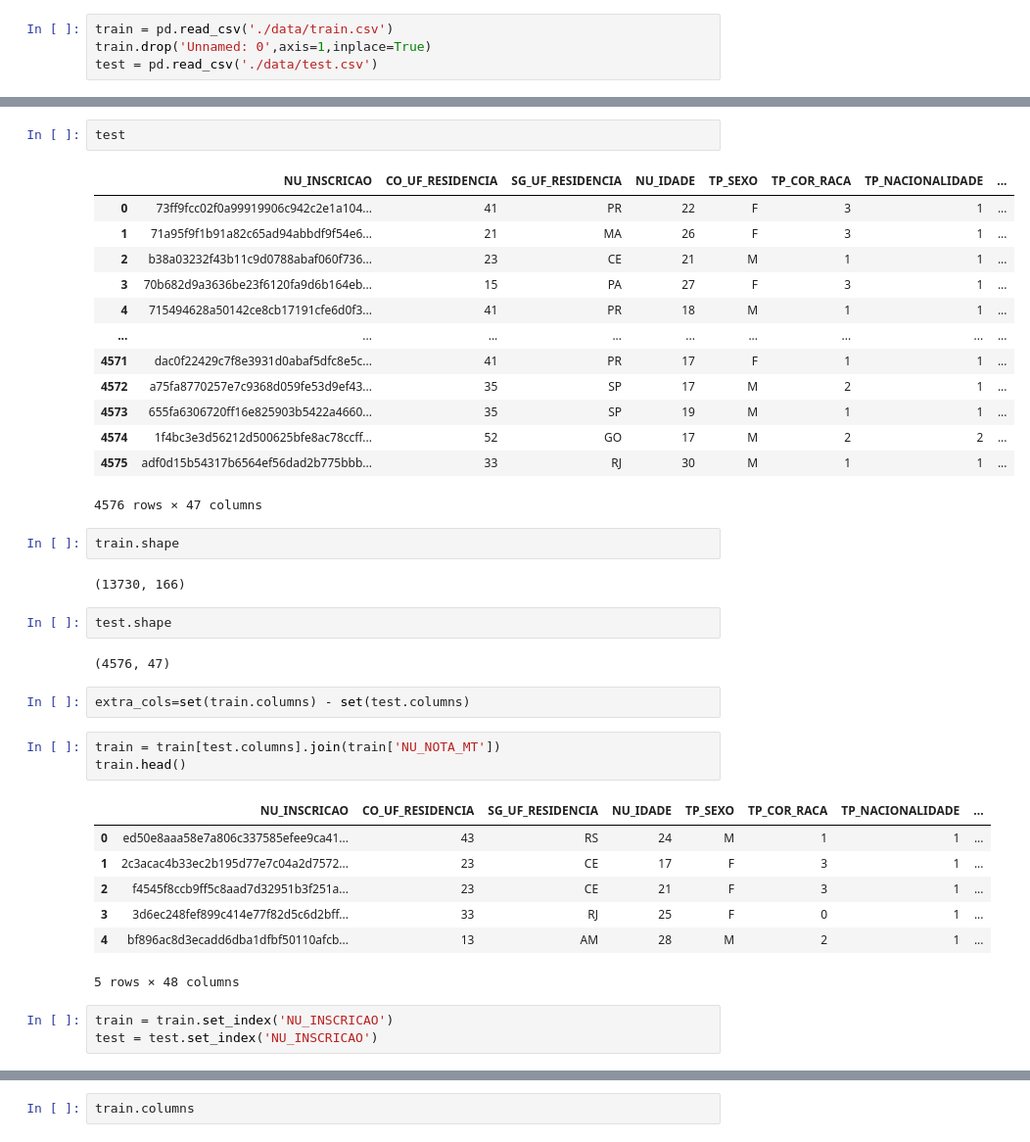
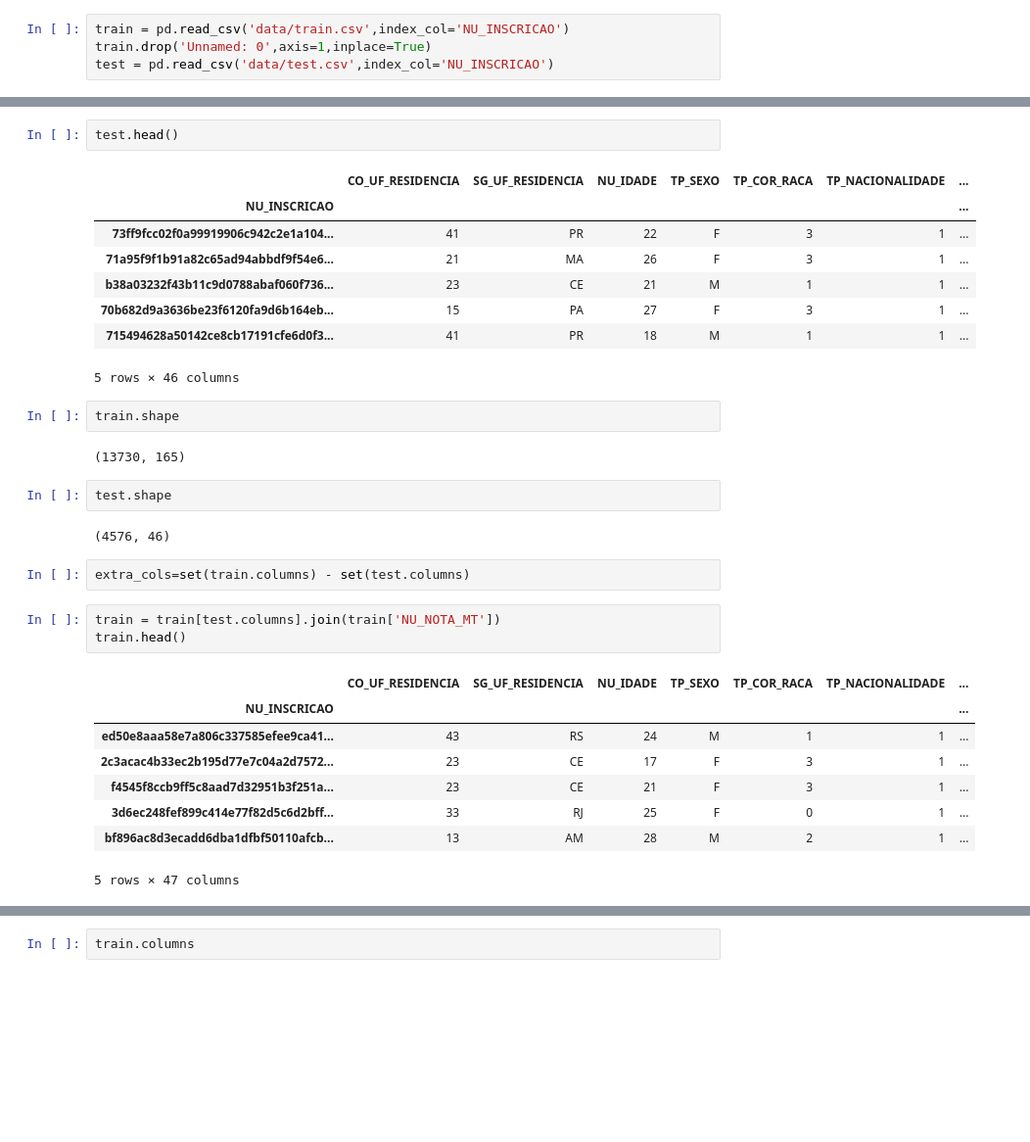
Before and after one commit to titowoche30/AceleraDev_Data_Science, a Jupyter notebook: Modulo 8 - Regressao _Auto-ML/main.ipynb, the cells around one changed output, grey strips where cells are left out. Shown: that part at 98% size. Drawn from its saved outputs; the diff is of its cells as text; blank space fills up the shorter version.

```diff
--- a/Modulo 8 - Regressao _Auto-ML/main.ipynb
+++ b/Modulo 8 - Regressao _Auto-ML/main.ipynb
@@ -7,4 +6,4 @@ import string
 # %%
-train = pd.read_csv('./data/train.csv')
+train = pd.read_csv('data/train.csv',index_col='NU_INSCRICAO')
 train.drop('Unnamed: 0',axis=1,inplace=True)
-test = pd.read_csv('./data/test.csv')
+test = pd.read_csv('data/test.csv',index_col='NU_INSCRICAO')
@@ -11,40 +21,33 @@ test = pd.read_csv('./data/test.csv')
 # %%
-test
+test.head()
 # %% [output]
-|  | NU_INSCRICAO | CO_UF_RESIDENCIA | SG_UF_RESIDENCIA | NU_IDADE | TP_SEXO | TP_COR_RACA | TP_NACIONALIDADE | ... |
-| 0 | 73ff9fcc02f0a99919906c942c2e1a104... | 41 | PR | 22 | F | 3 | 1 | ... |
-| 1 | 71a95f9f1b91a82c65ad94abbdf9f54e6... | 21 | MA | 26 | F | 3 | 1 | ... |
-| 2 | b38a03232f43b11c9d0788abaf060f736... | 23 | CE | 21 | M | 1 | 1 | ... |
-| 3 | 70b682d9a3636be23f6120fa9d6b164eb... | 15 | PA | 27 | F | 3 | 1 | ... |
-| 4 | 715494628a50142ce8cb17191cfe6d0f3... | 41 | PR | 18 | M | 1 | 1 | ... |
-| ... | ... | ... | ... | ... | ... | ... | ... | ... |
-| 4571 | dac0f22429c7f8e3931d0abaf5dfc8e5c... | 41 | PR | 17 | F | 1 | 1 | ... |
-| 4572 | a75fa8770257e7c9368d059fe53d9ef43... | 35 | SP | 17 | M | 2 | 1 | ... |
-| 4573 | 655fa6306720ff16e825903b5422a4660... | 35 | SP | 19 | M | 1 | 1 | ... |
-| 4574 | 1f4bc3e3d56212d500625bfe8ac78ccff... | 52 | GO | 17 | M | 2 | 2 | ... |
-| 4575 | adf0d15b54317b6564ef56dad2b775bbb... | 33 | RJ | 30 | M | 1 | 1 | ... |
+|  | CO_UF_RESIDENCIA | SG_UF_RESIDENCIA | NU_IDADE | TP_SEXO | TP_COR_RACA | TP_NACIONALIDADE | ... |
+| NU_INSCRICAO |  |  |  |  |  |  | ... |
+| 73ff9fcc02f0a99919906c942c2e1a104... | 41 | PR | 22 | F | 3 | 1 | ... |
+| 71a95f9f1b91a82c65ad94abbdf9f54e6... | 21 | MA | 26 | F | 3 | 1 | ... |
+| b38a03232f43b11c9d0788abaf060f736... | 23 | CE | 21 | M | 1 | 1 | ... |
+| 70b682d9a3636be23f6120fa9d6b164eb... | 15 | PA | 27 | F | 3 | 1 | ... |
+| 715494628a50142ce8cb17191cfe6d0f3... | 41 | PR | 18 | M | 1 | 1 | ... |
-4576 rows × 47 columns
+5 rows × 46 columns
 # %%
 train.shape
 # %% [output]
-(13730, 166)
+(13730, 165)
 # %%
 test.shape
 # %% [output]
-(4576, 47)
+(4576, 46)
 # %%
 extra_cols=set(train.columns) - set(test.columns)
 # %%
 train = train[test.columns].join(train['NU_NOTA_MT'])
 train.head()
 # %% [output]
-|  | NU_INSCRICAO | CO_UF_RESIDENCIA | SG_UF_RESIDENCIA | NU_IDADE | TP_SEXO | TP_COR_RACA | TP_NACIONALIDADE | ... |
-| 0 | ed50e8aaa58e7a806c337585efee9ca41... | 43 | RS | 24 | M | 1 | 1 | ... |
-| 1 | 2c3acac4b33ec2b195d77e7c04a2d7572... | 23 | CE | 17 | F | 3 | 1 | ... |
-| 2 | f4545f8ccb9ff5c8aad7d32951b3f251a... | 23 | CE | 21 | F | 3 | 1 | ... |
-| 3 | 3d6ec248fef899c414e77f82d5c6d2bff... | 33 | RJ | 25 | F | 0 | 1 | ... |
-| 4 | bf896ac8d3ecadd6dba1dfbf50110afcb... | 13 | AM | 28 | M | 2 | 1 | ... |
+|  | CO_UF_RESIDENCIA | SG_UF_RESIDENCIA | NU_IDADE | TP_SEXO | TP_COR_RACA | TP_NACIONALIDADE | ... |
+| NU_INSCRICAO |  |  |  |  |  |  | ... |
+| ed50e8aaa58e7a806c337585efee9ca41... | 43 | RS | 24 | M | 1 | 1 | ... |
+| 2c3acac4b33ec2b195d77e7c04a2d7572... | 23 | CE | 17 | F | 3 | 1 | ... |
+| f4545f8ccb9ff5c8aad7d32951b3f251a... | 23 | CE | 21 | F | 3 | 1 | ... |
+| 3d6ec248fef899c414e77f82d5c6d2bff... | 33 | RJ | 25 | F | 0 | 1 | ... |
+| bf896ac8d3ecadd6dba1dfbf50110afcb... | 13 | AM | 28 | M | 2 | 1 | ... |
-5 rows × 48 columns
+5 rows × 47 columns
-# %%
-train = train.set_index('NU_INSCRICAO')
-test = test.set_index('NU_INSCRICAO')
```
Also changed, not shown: parts of 54 cells of this notebook, 5 other files.
